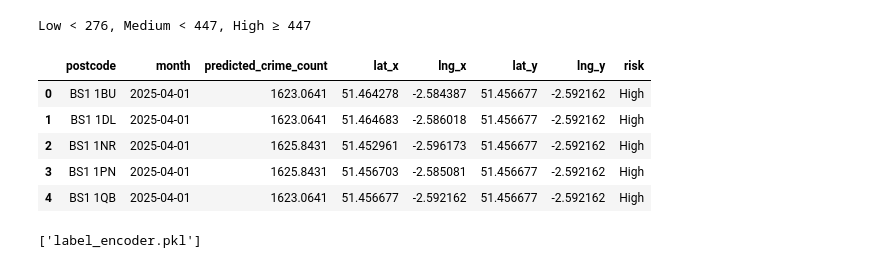
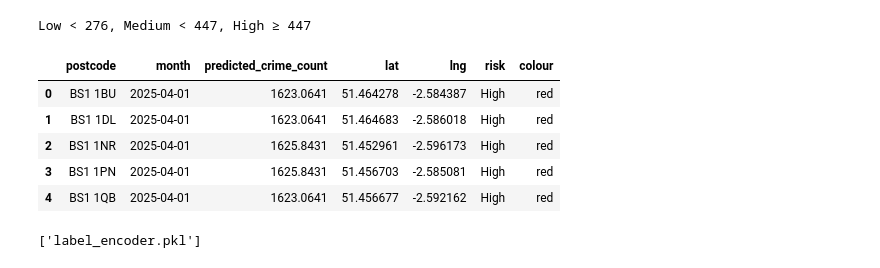
Before and after one commit to mAlex28/UK-Crime-Data-Prediction, a Jupyter notebook: notebooks/experiment.ipynb, the cells around one changed output. Drawn from its saved outputs; the diff is of its cells as text; code cells hidden in the pictures.

```diff
--- a/notebooks/experiment.ipynb
+++ b/notebooks/experiment.ipynb
@@ -662,0 +670,3 @@ df_risk = df_regression.merge(postcode_location, on='postcode', how='left')
+# %%
+df_risk = df_regression
+df_risk.head()
@@ -693,20 +710,29 @@ Low < 276, Medium < 447, High ≥ 447
 # %%
 def risk_level(crime_count):
     if crime_count >= medium_cutoff:
         return "High"
     elif crime_count >= low_cutoff:
         return "Medium"
     else:
         return "Low"
 
 df_risk['risk'] = df_risk['predicted_crime_count'].apply(risk_level)
+
+def risk_colour(risk):
+    return {
+        "High": "red",
+        "Medium": "orange",
+        "Low": "green"
+    }.get(risk, "gray")
+
+df_risk['colour'] = df_risk['risk'].apply(risk_colour)
+
+df_risk.head()
+# %% [output]
+|  | postcode | month | predicted_crime_count | lat | lng | risk | colour |
+| 0 | BS1 1BU | 2025-04-01 | 1623.0641 | 51.464278 | -2.584387 | High | red |
+| 1 | BS1 1DL | 2025-04-01 | 1623.0641 | 51.464683 | -2.586018 | High | red |
+| 2 | BS1 1NR | 2025-04-01 | 1625.8431 | 51.452961 | -2.596173 | High | red |
+| 3 | BS1 1PN | 2025-04-01 | 1625.8431 | 51.456703 | -2.585081 | High | red |
+| 4 | BS1 1QB | 2025-04-01 | 1623.0641 | 51.456677 | -2.592162 | High | red |
-# %%
-df_risk.head()
-# %% [output]
-|  | postcode | month | predicted_crime_count | lat_x | lng_x | lat_y | lng_y | risk |
-| 0 | BS1 1BU | 2025-04-01 | 1623.0641 | 51.464278 | -2.584387 | 51.456677 | -2.592162 | High |
-| 1 | BS1 1DL | 2025-04-01 | 1623.0641 | 51.464683 | -2.586018 | 51.456677 | -2.592162 | High |
-| 2 | BS1 1NR | 2025-04-01 | 1625.8431 | 51.452961 | -2.596173 | 51.456677 | -2.592162 | High |
-| 3 | BS1 1PN | 2025-04-01 | 1625.8431 | 51.456703 | -2.585081 | 51.456677 | -2.592162 | High |
-| 4 | BS1 1QB | 2025-04-01 | 1623.0641 | 51.456677 | -2.592162 | 51.456677 | -2.592162 | High |
 # %%
```
Also changed, not shown: parts of 3 cells of this notebook.
